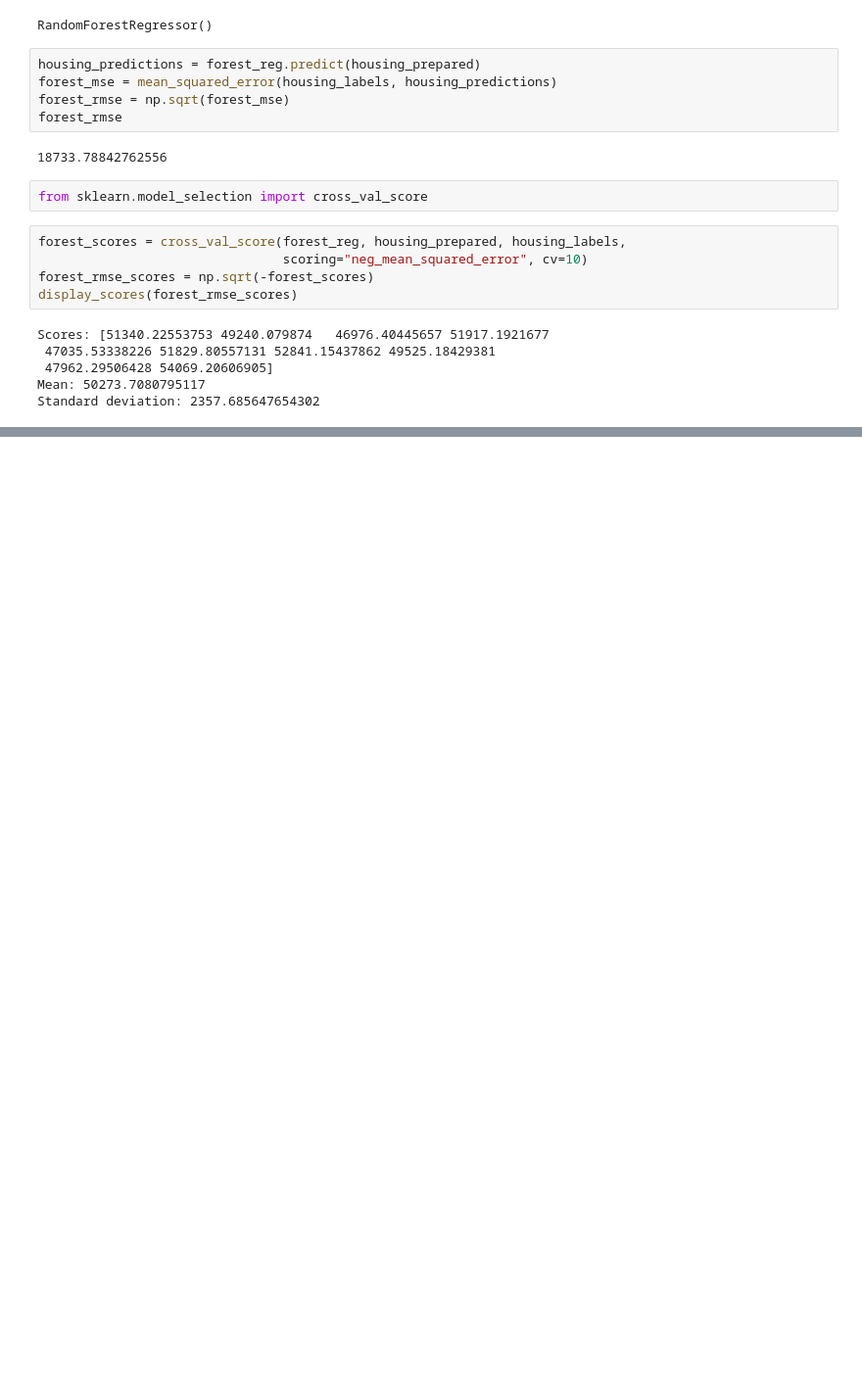
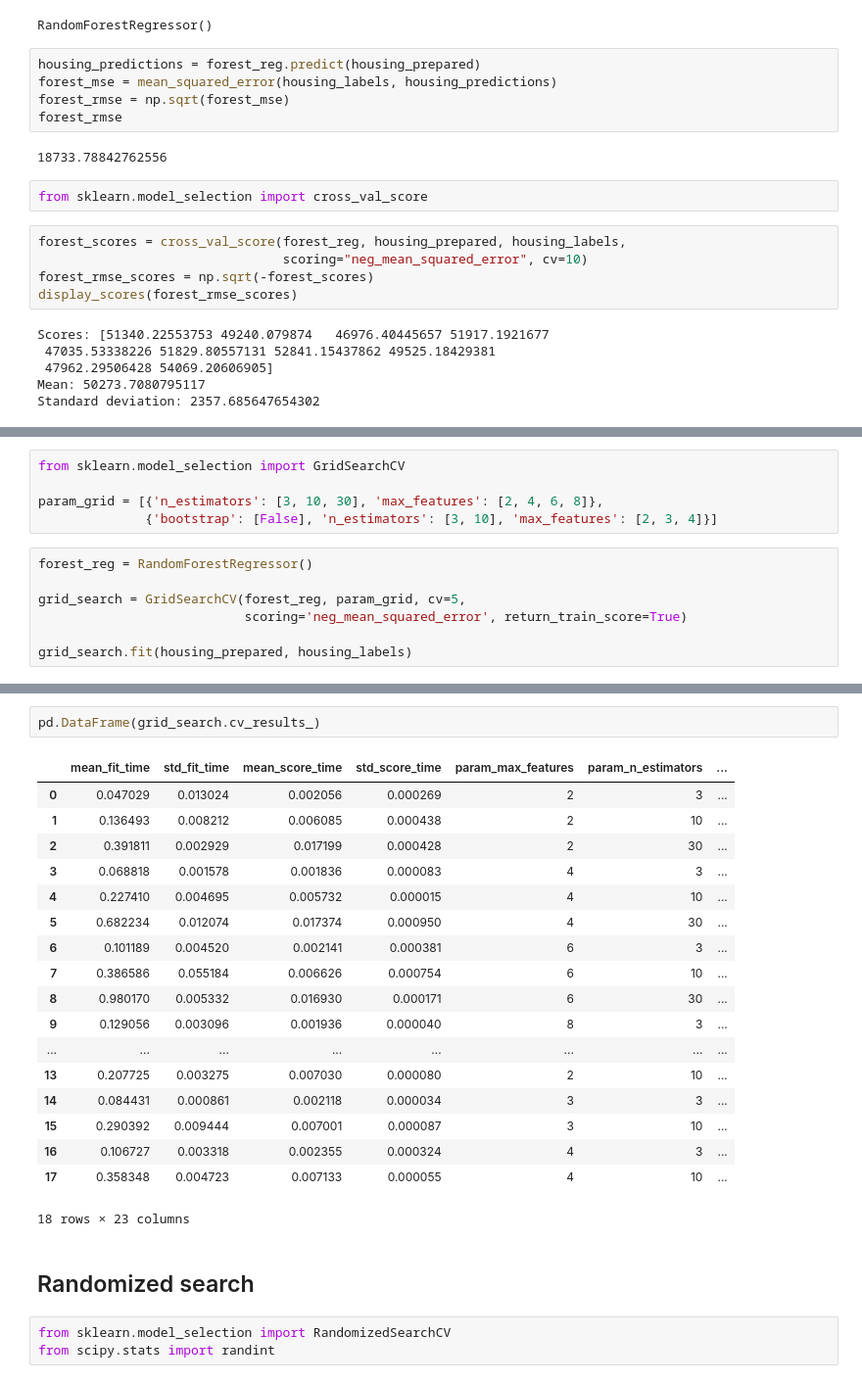
Before and after one commit to giulianafernandes/california_housing_prices, a Jupyter notebook: california_housing_prices-ml.ipynb, the cells around one changed output, grey strips where cells are left out. Shown at 98% size. Cells and saved outputs as stored; diff of their text form; blank space fills up the shorter version.

Commit message:
avaliando o modelo

```diff
--- a/california_housing_prices-ml.ipynb
+++ b/california_housing_prices-ml.ipynb
@@ -587,0 +603,12 @@ Standard deviation: 2357.685647654302
+# %%
+from sklearn.model_selection import GridSearchCV
+
+param_grid = [{'n_estimators': [3, 10, 30], 'max_features': [2, 4, 6, 8]},
+              {'bootstrap': [False], 'n_estimators': [3, 10], 'max_features': [2, 3, 4]}]
+# %%
+forest_reg = RandomForestRegressor()
+
+grid_search = GridSearchCV(forest_reg, param_grid, cv=5,
+                           scoring='neg_mean_squared_error', return_train_score=True)
+
+grid_search.fit(housing_prepared, housing_labels)
@@ -587,0 +654,26 @@ Standard deviation: 2357.685647654302
+# %%
+pd.DataFrame(grid_search.cv_results_)
+# %% [output]
+|  | mean_fit_time | std_fit_time | mean_score_time | std_score_time | param_max_features | param_n_estimators | ... |
+| 0 | 0.047029 | 0.013024 | 0.002056 | 0.000269 | 2 | 3 | ... |
+| 1 | 0.136493 | 0.008212 | 0.006085 | 0.000438 | 2 | 10 | ... |
+| 2 | 0.391811 | 0.002929 | 0.017199 | 0.000428 | 2 | 30 | ... |
+| 3 | 0.068818 | 0.001578 | 0.001836 | 0.000083 | 4 | 3 | ... |
+| 4 | 0.227410 | 0.004695 | 0.005732 | 0.000015 | 4 | 10 | ... |
+| 5 | 0.682234 | 0.012074 | 0.017374 | 0.000950 | 4 | 30 | ... |
+| 6 | 0.101189 | 0.004520 | 0.002141 | 0.000381 | 6 | 3 | ... |
+| 7 | 0.386586 | 0.055184 | 0.006626 | 0.000754 | 6 | 10 | ... |
+| 8 | 0.980170 | 0.005332 | 0.016930 | 0.000171 | 6 | 30 | ... |
+| 9 | 0.129056 | 0.003096 | 0.001936 | 0.000040 | 8 | 3 | ... |
+| ... | ... | ... | ... | ... | ... | ... | ... |
+| 13 | 0.207725 | 0.003275 | 0.007030 | 0.000080 | 2 | 10 | ... |
+| 14 | 0.084431 | 0.000861 | 0.002118 | 0.000034 | 3 | 3 | ... |
+| 15 | 0.290392 | 0.009444 | 0.007001 | 0.000087 | 3 | 10 | ... |
+| 16 | 0.106727 | 0.003318 | 0.002355 | 0.000324 | 4 | 3 | ... |
+| 17 | 0.358348 | 0.004723 | 0.007133 | 0.000055 | 4 | 10 | ... |
+18 rows × 23 columns
+# %% [markdown]
+## Randomized search
+# %%
+from sklearn.model_selection import RandomizedSearchCV
+from scipy.stats import randint
```
Also changed, not shown: parts of 23 cells of this notebook, 1 other file.
